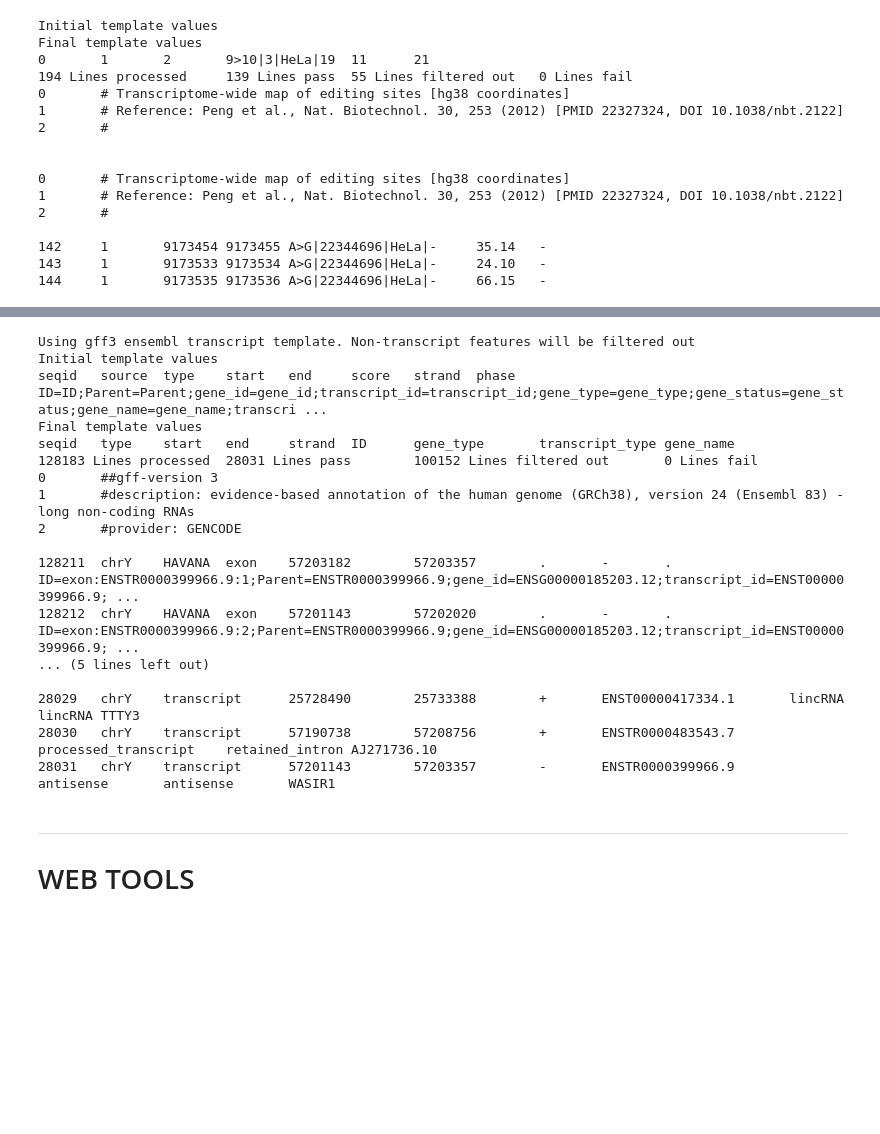
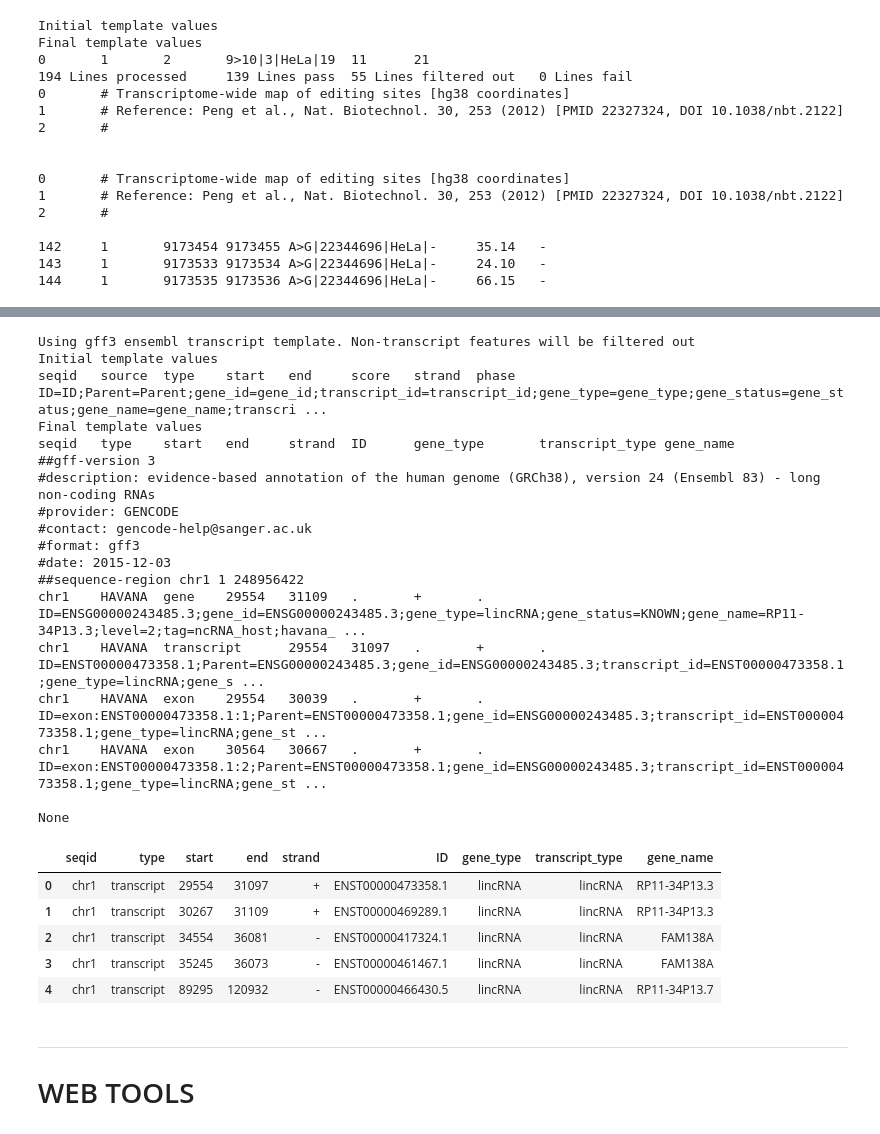
Before and after one commit to a-slide/pycltools, a Jupyter notebook: test_pycl.ipynb, the cells around one changed output, grey strips where cells are left out. Cells and saved outputs as stored; diff of their text form; code cells hidden in the pictures; blank space fills up the shorter version.

```diff
--- a/test_pycl.ipynb
+++ b/test_pycl.ipynb
@@ -799,36 +799,43 @@ linerange (output_file)
 # %%
-input_file = "./test_data/gencode_v24_lncRNAs.gff3"
-output_file="./test_data/Small_editing_Peng_hg38_reformat.bed"
+input_file = "./test_data/gencode_sample.gff3"
 
-reformat_table(
-    input_file, output_file,
+df = reformat_table(
+    input_file,
+    return_df=True,
     standard_template="gff3_ens_transcript",
     keep_original_header=False,
     header_from_final_template= True,
     final_template=["{seqid}","\t","{type}","\t","{start}","\t","{end}","\t","{strand}","\t","{ID}","\t","{gene_type}","\t","{transcript_type}","\t","{gene_name}"],
     verbose=True
     )
 
-linerange (input_file)
-linerange (output_file)
+print(head(input_file, 11))
+df.head()
 # %% [output]
 Using gff3 ensembl transcript template. Non-transcript features will be filtered out
 Initial template values
 seqid   source  type    start   end     score   strand  phase   ID=ID;Parent=Parent;gene_id=gene_id;transcript_id=transcript_id;gene_type=gene_type;gene_status=gene_status;gene_name=gene_name;transcri ...
 Final template values
 seqid   type    start   end     strand  ID      gene_type       transcript_type gene_name
-128183 Lines processed  28031 Lines pass        100152 Lines filtered out       0 Lines fail
-0       ##gff-version 3
-1       #description: evidence-based annotation of the human genome (GRCh38), version 24 (Ensembl 83) - long non-coding RNAs
-2       #provider: GENCODE
+##gff-version 3
+#description: evidence-based annotation of the human genome (GRCh38), version 24 (Ensembl 83) - long non-coding RNAs
+#provider: GENCODE
+#contact: gencode-help@sanger.ac.uk
+#format: gff3
+#date: 2015-12-03
+##sequence-region chr1 1 248956422
+chr1    HAVANA  gene    29554   31109   .       +       .       ID=ENSG00000243485.3;gene_id=ENSG00000243485.3;gene_type=lincRNA;gene_status=KNOWN;gene_name=RP11-34P13.3;level=2;tag=ncRNA_host;havana_ ...
+chr1    HAVANA  transcript      29554   31097   .       +       .       ID=ENST00000473358.1;Parent=ENSG00000243485.3;gene_id=ENSG00000243485.3;transcript_id=ENST00000473358.1;gene_type=lincRNA;gene_s ...
+chr1    HAVANA  exon    29554   30039   .       +       .       ID=exon:ENST00000473358.1:1;Parent=ENST00000473358.1;gene_id=ENSG00000243485.3;transcript_id=ENST00000473358.1;gene_type=lincRNA;gene_st ...
+chr1    HAVANA  exon    30564   30667   .       +       .       ID=exon:ENST00000473358.1:2;Parent=ENST00000473358.1;gene_id=ENSG00000243485.3;transcript_id=ENST00000473358.1;gene_type=lincRNA;gene_st ...
 
-128211  chrY    HAVANA  exon    57203182        57203357        .       -       .       ID=exon:ENSTR0000399966.9:1;Parent=ENSTR0000399966.9;gene_id=ENSG00000185203.12;transcript_id=ENST00000399966.9; ...
-128212  chrY    HAVANA  exon    57201143        57202020        .       -       .       ID=exon:ENSTR0000399966.9:2;Parent=ENSTR0000399966.9;gene_id=ENSG00000185203.12;transcript_id=ENST00000399966.9; ...
-... (5 lines left out)
-
-28029   chrY    transcript      25728490        25733388        +       ENST00000417334.1       lincRNA lincRNA TTTY3
-28030   chrY    transcript      57190738        57208756        +       ENSTR0000483543.7       processed_transcript    retained_intron AJ271736.10
-28031   chrY    transcript      57201143        57203357        -       ENSTR0000399966.9       antisense       antisense       WASIR1
+None
+|  | seqid | type | start | end | strand | ID | gene_type | transcript_type | gene_name |
+| 0 | chr1 | transcript | 29554 | 31097 | + | ENST00000473358.1 | lincRNA | lincRNA | RP11-34P13.3 |
+| 1 | chr1 | transcript | 30267 | 31109 | + | ENST00000469289.1 | lincRNA | lincRNA | RP11-34P13.3 |
+| 2 | chr1 | transcript | 34554 | 36081 | - | ENST00000417324.1 | lincRNA | lincRNA | FAM138A |
+| 3 | chr1 | transcript | 35245 | 36073 | - | ENST00000461467.1 | lincRNA | lincRNA | FAM138A |
+| 4 | chr1 | transcript | 89295 | 120932 | - | ENST00000466430.5 | lincRNA | lincRNA | RP11-34P13.7 |
 # %% [markdown]
 ---
 # WEB TOOLS
```
Also changed, not shown: parts of 2 cells of this notebook, 3 other files.
